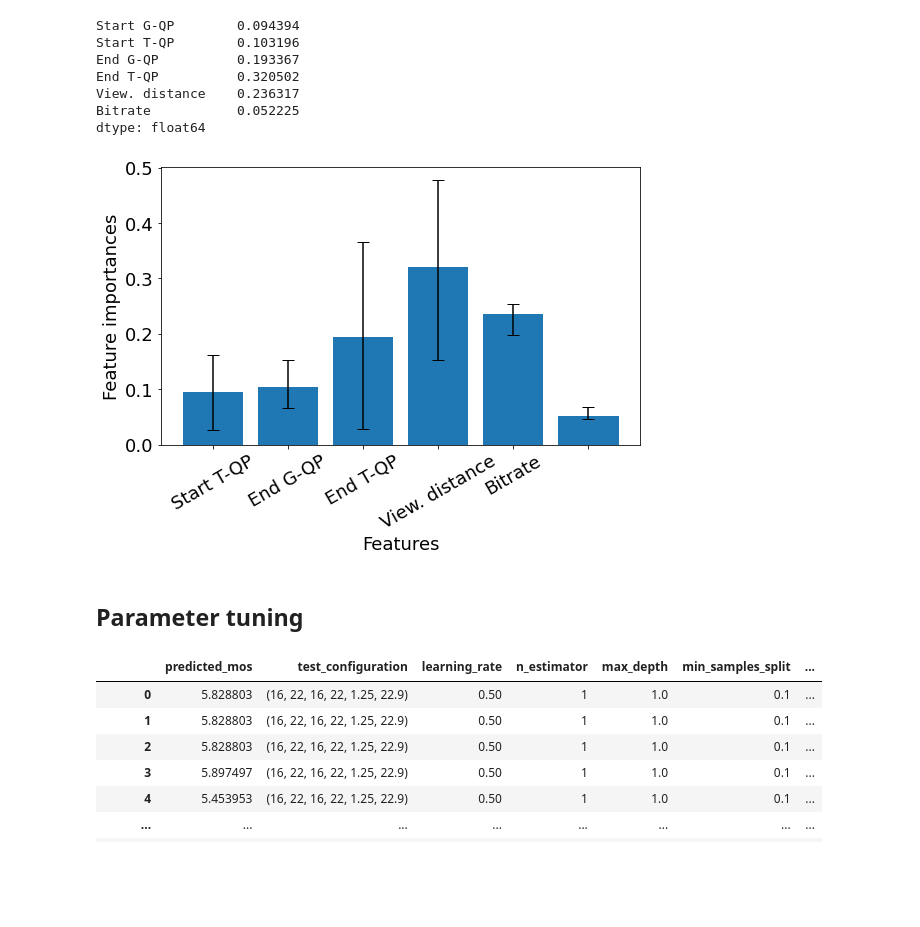
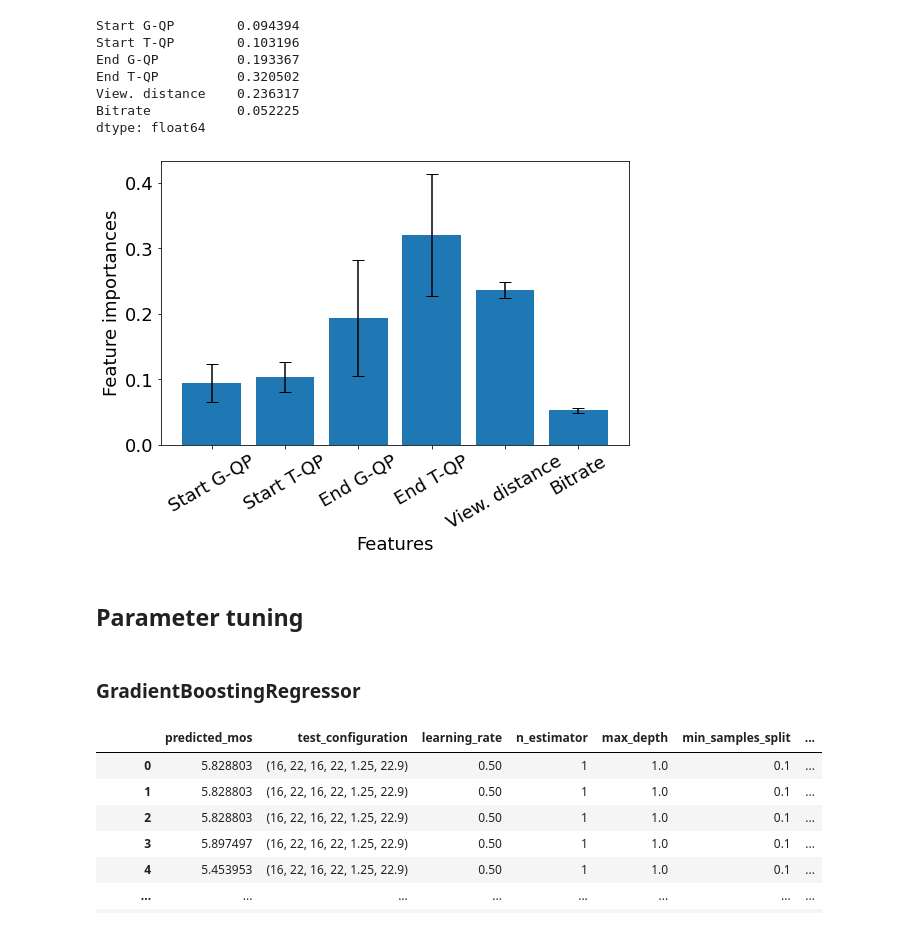
Before and after one commit to minhkstn/PointCloudQoEModels, a Jupyter notebook: point_cloud_qoe_models.ipynb, the cells around one changed output. Cells and saved outputs as stored; diff of their text form; code cells hidden in the pictures; blank space fills up the shorter version.

```diff
--- a/point_cloud_qoe_models.ipynb
+++ b/point_cloud_qoe_models.ipynb
@@ -532,20 +536,14 @@ seed = 117
 
 regressor_models = [
     # KNeighborsRegressor(leaf_size=10, n_neighbors=10),
-    # RandomForestRegressor(random_state=seed),
+    RandomForestRegressor(random_state=seed),
     # Ridge(random_state=seed),
     # Lasso(random_state=seed),
-    GradientBoostingRegressor(random_state=seed,
-                              learning_rate=0.01,
-                              min_samples_leaf=2,
-                              min_samples_split=10,
-                              n_estimators=45,
-
-                              ),
-    # DecisionTreeRegressor(random_state=seed),
+    GradientBoostingRegressor(random_state=seed),
+    DecisionTreeRegressor(random_state=seed),
     # MLPRegressor(random_state=seed),
     # LinearRegression(),
-    # make_pipeline(PolynomialFeatures(2), preprocessing.StandardScaler(), LinearRegression())
+    make_pipeline(PolynomialFeatures(2), preprocessing.StandardScaler(), LinearRegression())
 ]
 
 for group_name in groups.groups.keys():
@@ -625,8 +622,8 @@ model_performance
 report.to_csv('performance_per_model.csv', index=False)
 model_performance.to_csv('models_scores.csv', index=False)
 # %%
+import matplotlib.pyplot as plt
 plt.rcParams.update({'font.size': 16})
-import matplotlib.pyplot as plt
 
 for model, group_content in report.groupby('model'):
     if model == "GradientBoostingRegressor":
@@ -638,7 +635,7 @@ for model, group_content in report.groupby('model'):
         plt.plot([0, 10], [0, 10], color = 'red')
 
         # Label the axes
-        plt.xlabel('True MOS')
+        plt.xlabel('Perceived MOS')
         plt.ylabel('Predicted MOS')
         plt.tight_layout()
         plt.savefig('./figures/predicted_and_true_distribution_GBR.pdf')
@@ -713,20 +710,25 @@ dtype: float64
 # %%
 plt.rcParams.update({'font.size': 18})
 fig, ax = plt.subplots(figsize=(8,6))
 # feature_importances.mean().plot.bar()
 plt.bar(np.arange(feature_importances.shape[1]),
         feature_importances.mean(),
-        yerr=[feature_importances.mean()-feature_importances.min(), feature_importances.max()-feature_importances.mean()], capsize=6)
+        # yerr=[feature_importances.mean()-feature_importances.min(), feature_importances.max()-feature_importances.mean()], capsize=6)
+        yerr=feature_importances.std(), capsize=6)
 
-ax.set_xticklabels(labels=dict.keys(),rotation=30)
+# print(np.concatenate((['a'], dict.keys()), axis=0))
+ax.set_xticks(range(len(dict.keys())))
+ax.set_xticklabels(labels=dict.keys(), rotation=30)
 ax.set_xlabel('Features')
 ax.set_ylabel('Feature importances')
 plt.tight_layout()
 plt.savefig('./figures/feature_importances.pdf')
 # %% [output]
-[figure, old version]
+[figure, new version]
 # %% [markdown]
 ## Parameter tuning
+# %% [markdown]
+### GradientBoostingRegressor
 # %%
 from sklearn.neighbors import KNeighborsRegressor
 from sklearn.linear_model import (Ridge, Lasso,LinearRegression)
```
Also changed, not shown: parts of 15 cells of this notebook.
